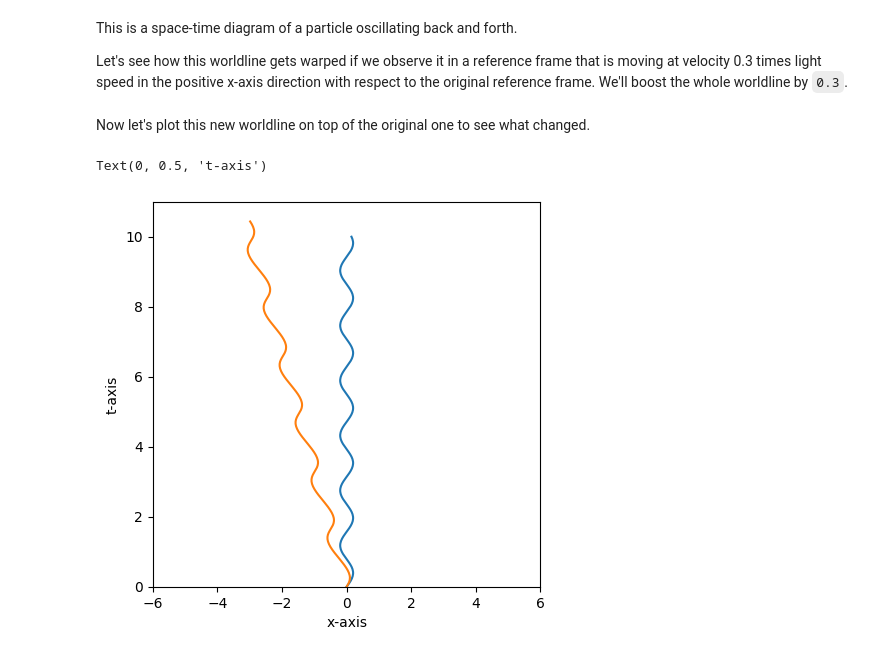
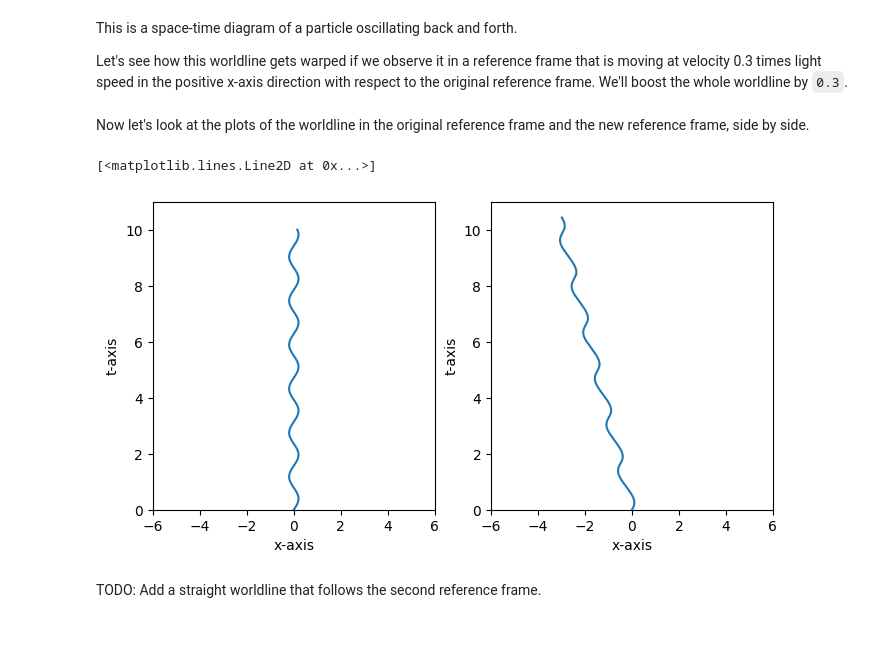
Before and after one commit to kurtamohler/spacetimelib, a Jupyter notebook: notebooks/Worldline Tutorial.ipynb, the cells around one changed output. Cells and saved outputs as stored; diff of their text form; code cells hidden in the pictures.

Commit message:
Add `Worldline.plot()`

```diff
--- a/notebooks/Worldline Tutorial.ipynb
+++ b/notebooks/Worldline Tutorial.ipynb
@@ -40,24 +35,21 @@ Let's see how this worldline gets warped if we observe it in a reference frame t
 # %%
 w1 = w0.boost(0.3)
 # %% [markdown]
-Now let's plot this new worldline on top of the original one to see what changed.
+Now let's look at the plots of the worldline in the original reference frame and the new reference frame, side by side.
 # %%
+def plotter(ax, w):
+    out = ax.plot(*w.plot())
+    ax.set_xlim(-6, 6)
+    ax.set_ylim(0, 11)
+    ax.set_xlabel('x-axis')
+    ax.set_ylabel('t-axis')
+    return out
 
-# TODO: This is going to be a common operation, so
-# probably should add a method like `Worldline.plot()`
-w0_plt_data = np.flip(w0._vertices.transpose(), 0)
-w1_plt_data = np.flip(w1._vertices.transpose(), 0)
-
-fig, ax = plt.subplots(figsize=(5,5))
-
-# TODO: This concatenation can be done in a new method `Frame.plot()`
-ax.plot(*(np.concatenate([w0_plt_data, w1_plt_data], axis=0)))
-
-
-ax.set_xlim(-6, 6)
-ax.set_ylim(0, 11)
-plt.xlabel('x-axis')
-plt.ylabel('t-axis')
+fig, (ax0, ax1) = plt.subplots(1, 2, figsize=(8, 4))
+plotter(ax0, w0)
+plotter(ax1, w1)
 # %% [output]
-Text(0, 0.5, 't-axis')
+[<matplotlib.lines.Line2D at 0x...>]
-[figure, old version]
+[figure, new version]
+# %% [markdown]
+TODO: Add a straight worldline that follows the second reference frame.
```
Also changed, not shown: parts of 1 cell of this notebook, 1 other file.
